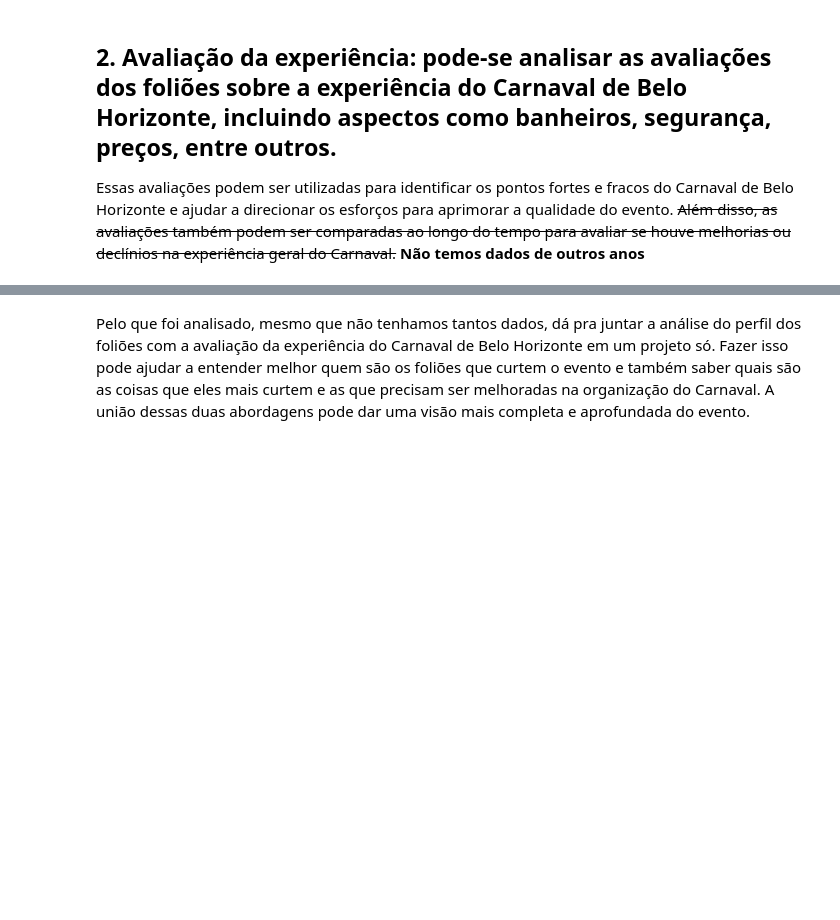
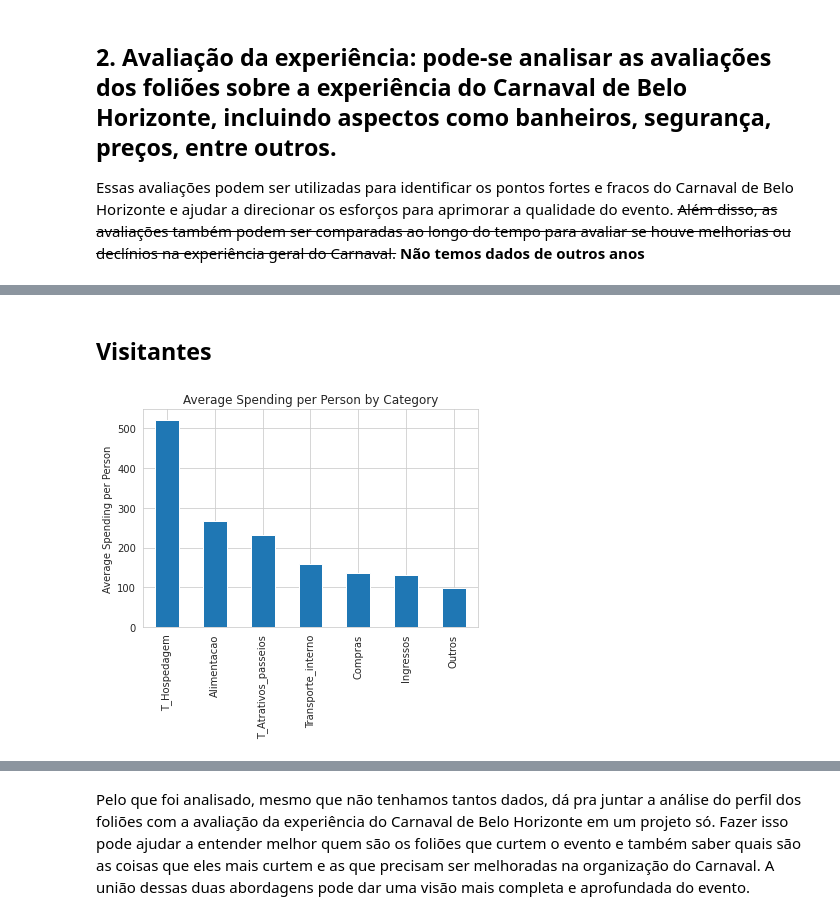
Before and after one commit to Aguiar-Gabriel/Carnaval-Pudding, a Jupyter notebook: Analise_Inicial.ipynb, the cells around one changed output, grey strips where cells are left out. Drawn from its saved outputs; the diff is of its cells as text; code cells hidden in the pictures; blank space fills up the shorter version.

Commit message:
Adicionado analise de Visitantes

```diff
--- a/Analise_Inicial.ipynb
+++ b/Analise_Inicial.ipynb
@@ -245,0 +249,2 @@ plt.show()
+# %% [markdown]
+## Visitantes
@@ -245,0 +253,23 @@ plt.show()
+# %%
+visitors_df = df[df['morador'] == 'Visitantes'].copy()
+# %%
+# Convert spending columns and 'Qtd_pessoas_gasto' column to numeric values
+spending_columns = [
+    'T_Hospedagem', 'Alimentacao', 'T_Atrativos_passeios',
+    'Transporte_interno', 'Compras', 'Ingressos', 'Outros'
+]
+
+for col in spending_columns + ['Qtd_pessoas_gasto']:
+    visitors_df[col] = pd.to_numeric(visitors_df[col], errors='coerce')
+
+# Divide each spending column by the 'Qtd_pessoas_gasto' column to get spending per person
+spending_per_person = visitors_df[spending_columns].div(visitors_df['Qtd_pessoas_gasto'], axis=0)
+
+average_spending_per_person = spending_per_person.mean()
+
+average_spending_per_person.plot(kind='bar')
+plt.ylabel('Average Spending per Person')
+plt.title('Average Spending per Person by Category')
+plt.show()
+# %% [output]
+[figure, added]
```
Also changed, not shown: parts of 23 cells of this notebook.
